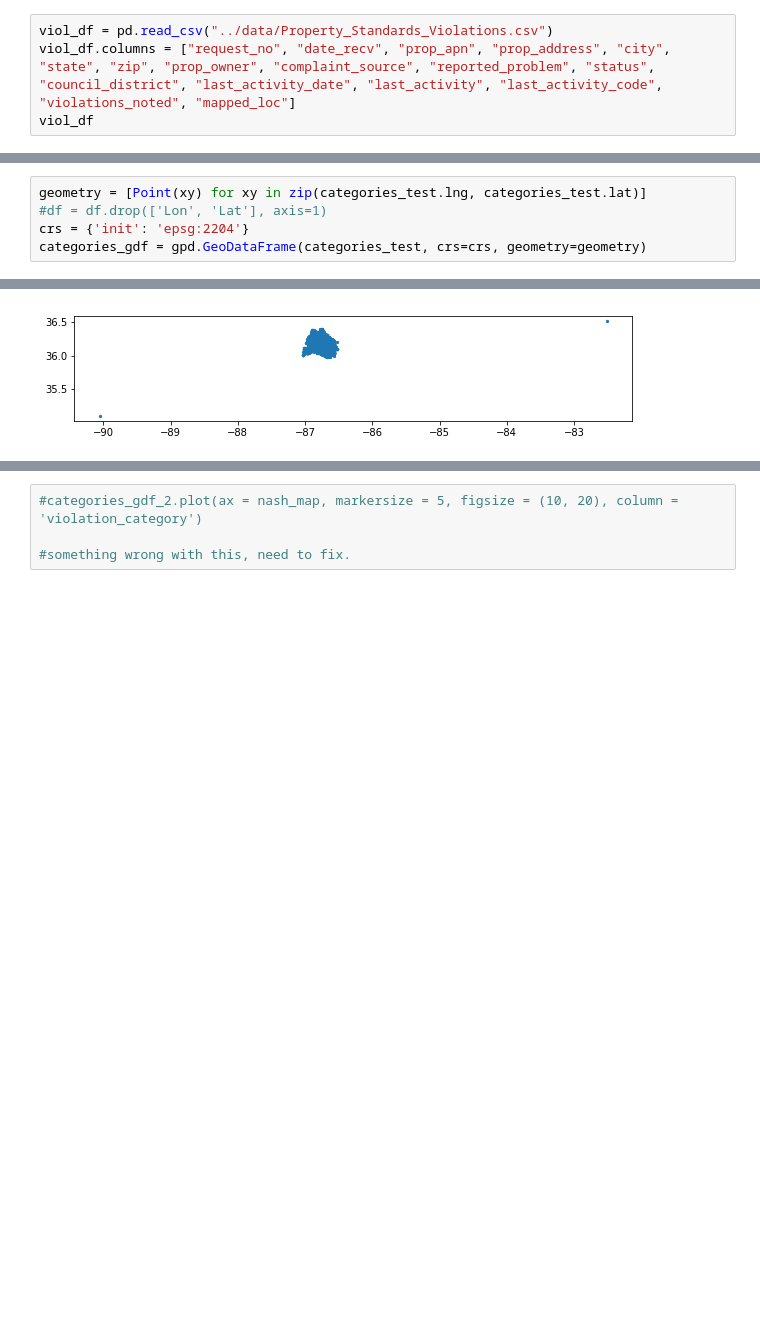
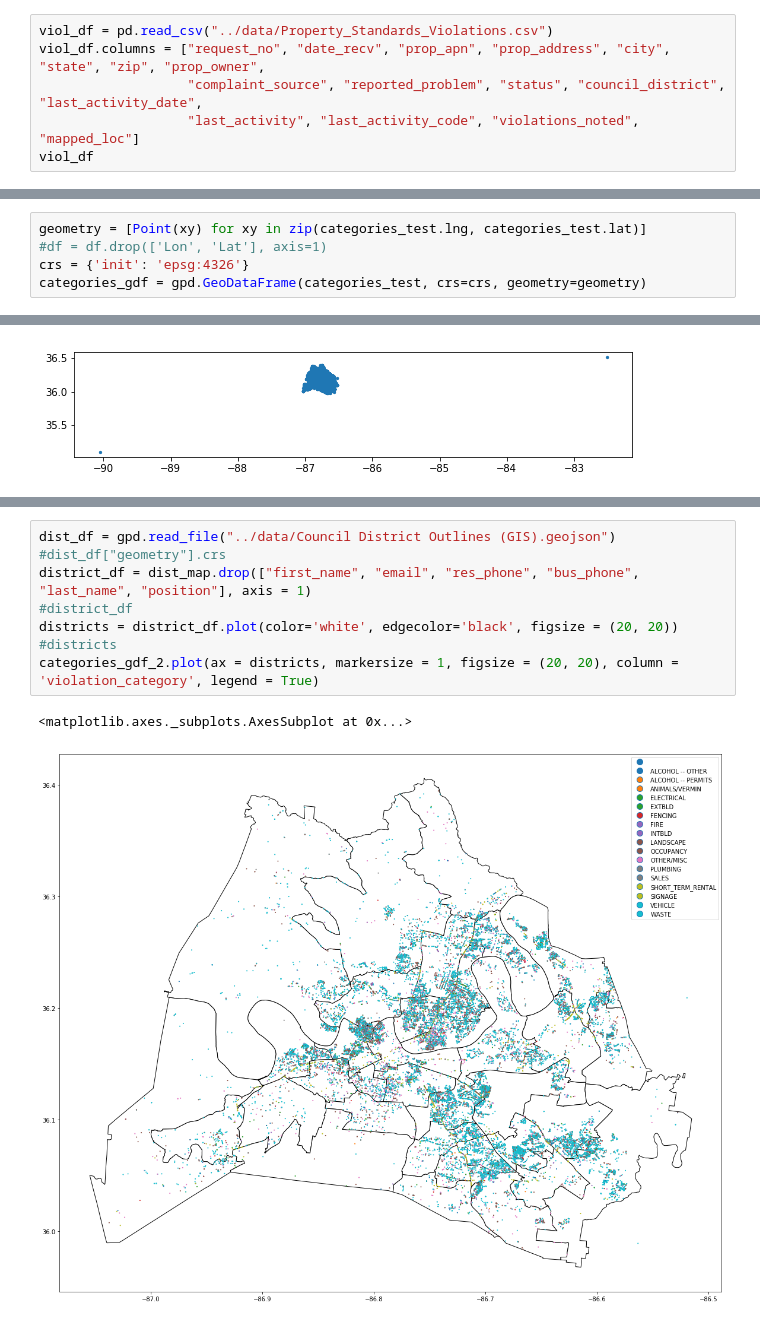
Before and after one commit to DEREJEGETU/data-question-2, a Jupyter notebook: notebooks/Mahesh_Nashville_Codes_Violation_Data_No_Viz.ipynb, the cells around one changed output, grey strips where cells are left out. Saved outputs shown, nothing was run; the diff lists cells and outputs as text; blank space fills up the shorter version.

Commit message:
New geojson file for council districs. Overlayed violations onto map of Nashville with district outlines.

```diff
--- a/notebooks/Mahesh_Nashville_Codes_Violation_Data_No_Viz.ipynb
+++ b/notebooks/Mahesh_Nashville_Codes_Violation_Data_No_Viz.ipynb
@@ -732,7 +732,9 @@ viol_df.columns = rs.keys()
 con.close()
 # %%
 viol_df = pd.read_csv("../data/Property_Standards_Violations.csv")
-viol_df.columns = ["request_no", "date_recv", "prop_apn", "prop_address", "city", "state", "zip", "prop_owner", "complaint_source", "reported_problem", "status", "council_district", "last_activity_date", "last_activity", "last_activity_code", "violations_noted", "mapped_loc"]
+viol_df.columns = ["request_no", "date_recv", "prop_apn", "prop_address", "city", "state", "zip", "prop_owner",
+                   "complaint_source", "reported_problem", "status", "council_district", "last_activity_date",
+                   "last_activity", "last_activity_code", "violations_noted", "mapped_loc"]
 viol_df
 # %% [output]
 |  | request_no | date_recv | prop_apn | prop_address | city | state | zip | prop_owner | ... |
@@ -1081,7 +1083,7 @@ categories_test.head()
 # %%
 geometry = [Point(xy) for xy in zip(categories_test.lng, categories_test.lat)]
 #df = df.drop(['Lon', 'Lat'], axis=1)
-crs = {'init': 'epsg:2204'}
+crs = {'init': 'epsg:4326'}
 categories_gdf = gpd.GeoDataFrame(categories_test, crs=crs, geometry=geometry)
 # %%
 categories_gdf.head()
@@ -1117,4 +1110,11 @@ nash_map
-# %%
-#categories_gdf_2.plot(ax = nash_map, markersize = 5, figsize = (10, 20), column = 'violation_category')
-
-#something wrong with this, need to fix.
+# %%
+dist_df = gpd.read_file("../data/Council District Outlines (GIS).geojson")
+#dist_df["geometry"].crs
+district_df = dist_map.drop(["first_name", "email", "res_phone", "bus_phone", "last_name", "position"], axis = 1)
+#district_df
+districts = district_df.plot(color='white', edgecolor='black', figsize = (20, 20))
+#districts
+categories_gdf_2.plot(ax = districts, markersize = 1, figsize = (20, 20), column = 'violation_category', legend = True)
+# %% [output]
+<matplotlib.axes._subplots.AxesSubplot at 0x...>
+[figure, added]
```
Also changed, not shown: parts of 10 cells of this notebook, 1 other file.
